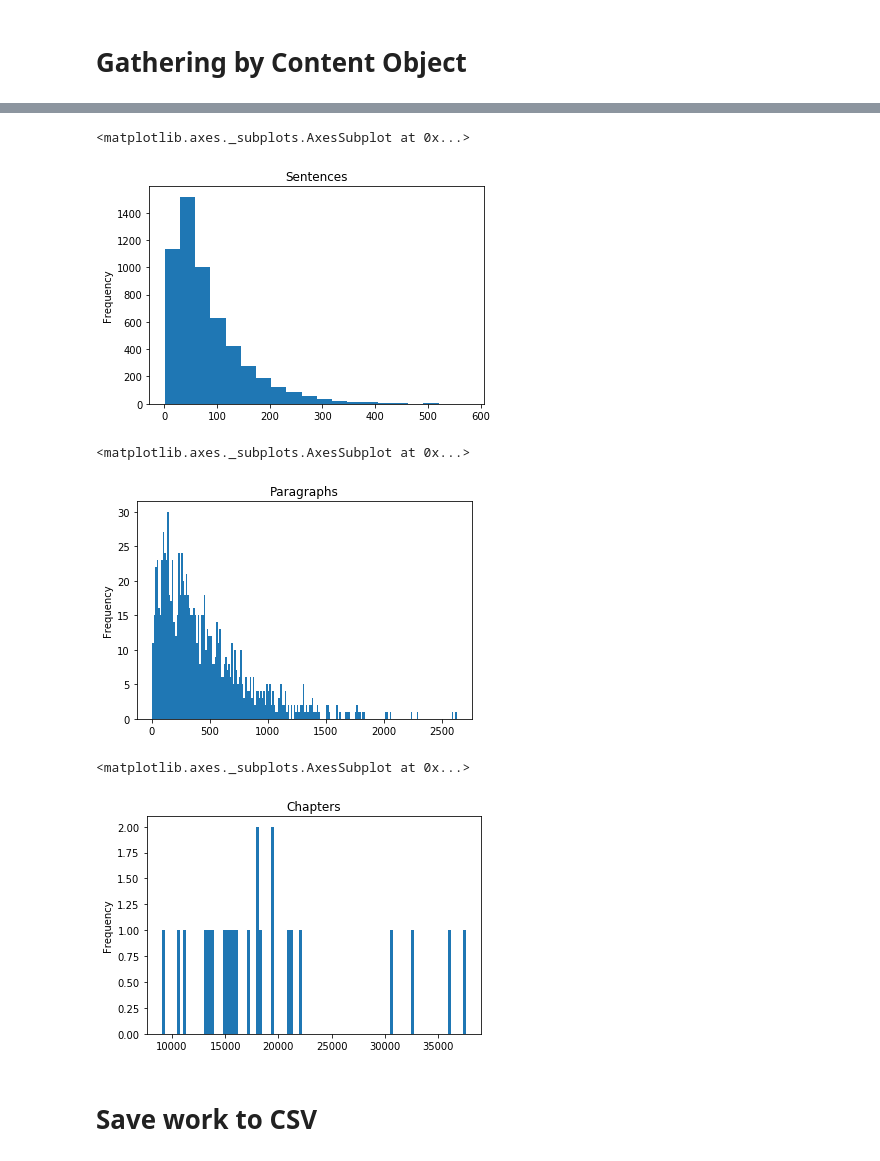
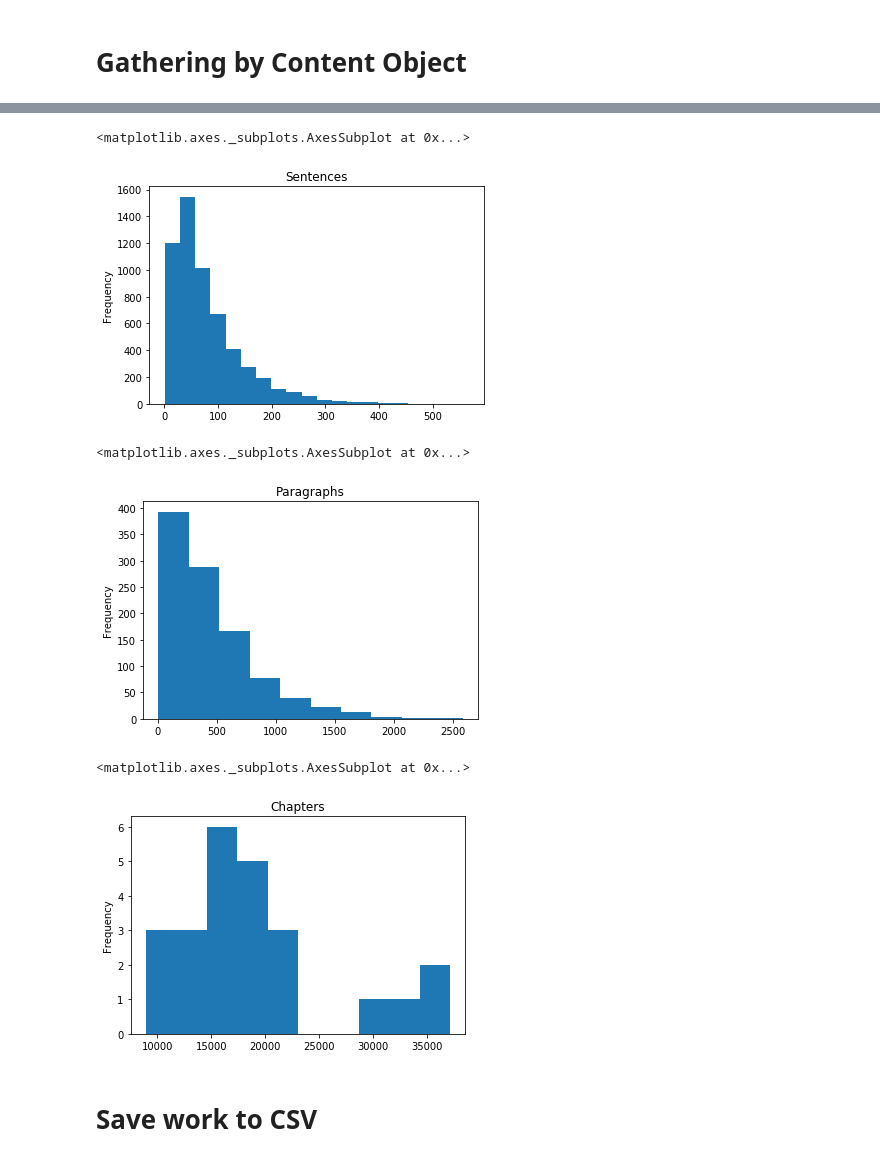
Before and after one commit to ontoligent-design/ETA, a Jupyter notebook: notebooks/MOD02--TextModels/M02-ImportingPersuasion.ipynb, the cells around one changed output, grey strips where cells are left out. Cells and saved outputs as stored; diff of their text form; code cells hidden in the pictures.

```diff
--- a/notebooks/MOD02--TextModels/M02-ImportingPersuasion.ipynb
+++ b/notebooks/MOD02--TextModels/M02-ImportingPersuasion.ipynb
@@ -204,5 +205,5 @@ ADDED " to regex
 # %%
-dfs = dfp['para_str'].str.split(r'[.?!;"]+', expand=True).stack()\
+dfs = dfp['para_str'].str.split(r'[.?!;:"]+', expand=True).stack()\
     .to_frame().rename(columns={0:'sent_str'})
 # %%
 dfs.index.names = OHCO[:3]
@@ -221,7 +222,7 @@ dfs.head()
 # %% [markdown]
 # Split into tokens
 # %%
-dft = dfs['sent_str'].str.split(r"[\s'-]+", expand=True).stack()\
+dft = dfs['sent_str'].str.split(r"[\s',-]+", expand=True).stack()\
     .to_frame().rename(columns={0:'token_str'})
 # %%
 dft.index.names = OHCO[:4]
@@ -273,17 +272,17 @@ dft.token_str.str.len().plot.hist(bins=10, title="Tokens")
 sents.content.str.len().plot.hist(bins=20, title='Sentences')
 # %% [output]
 <matplotlib.axes._subplots.AxesSubplot at 0x...>
-[figure, old version]
+[figure, new version]
 # %%
-paras.content.str.len().plot.hist(bins=200, title="Paragraphs")
+paras.content.str.len().plot.hist(title="Paragraphs")
 # %% [output]
 <matplotlib.axes._subplots.AxesSubplot at 0x...>
-[figure, old version]
+[figure, new version]
 # %%
-chaps.content.str.len().plot.hist(bins=100, title="Chapters")
+chaps.content.str.len().plot.hist(title="Chapters")
 # %% [output]
 <matplotlib.axes._subplots.AxesSubplot at 0x...>
-[figure, old version]
+[figure, new version]
 # %% [markdown]
 # Save work to CSV
 # %%
```
Also changed, not shown: parts of 10 cells of this notebook, 1 other file.
